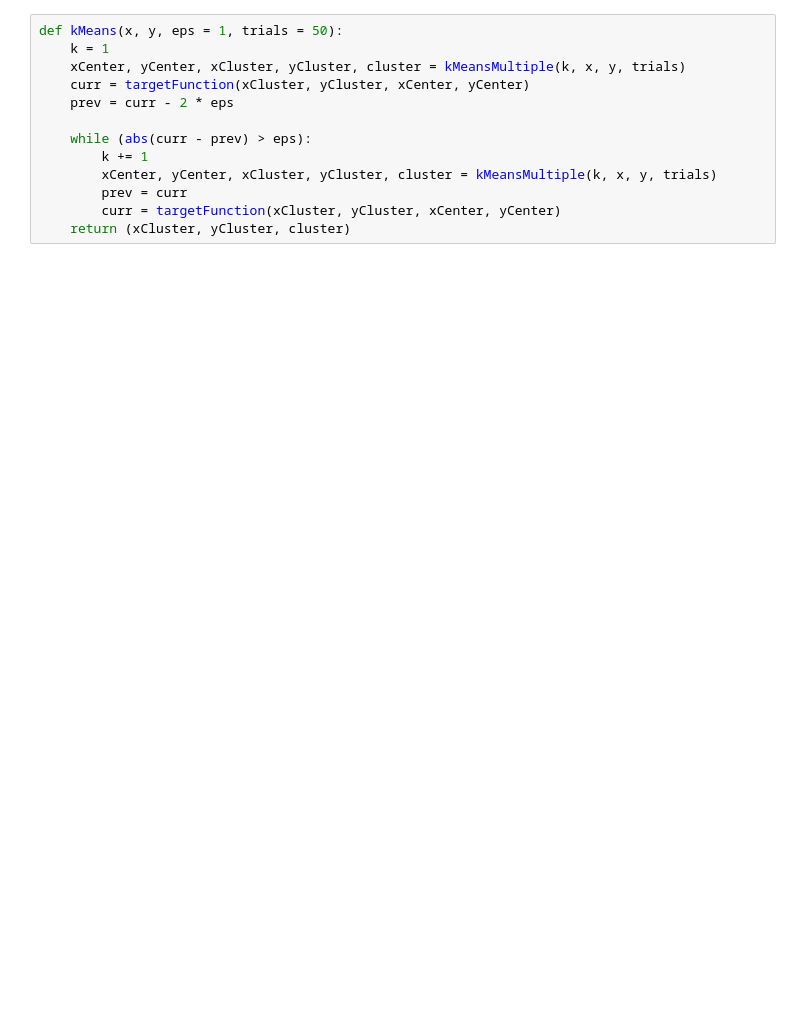
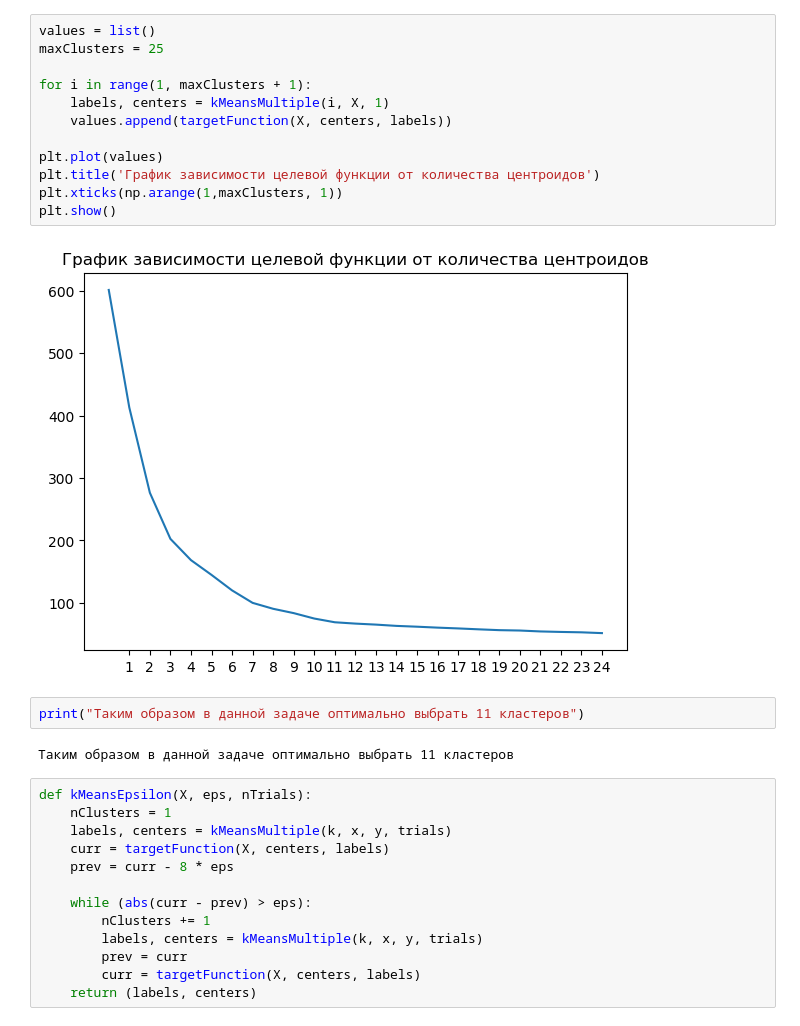
Before and after one commit to ikarinishimura/Data, a Jupyter notebook: clusterization/clusterization.ipynb, the cells around one changed output. Cells and saved outputs as stored; diff of their text form; blank space fills up the shorter version.

```diff
--- a/clusterization/clusterization.ipynb
+++ b/clusterization/clusterization.ipynb
@@ -107,14 +72,32 @@ def kMeansMultiple(k, x, y, trials):
+# %%
+values = list()
+maxClusters = 25
+
+for i in range(1, maxClusters + 1):
+    labels, centers = kMeansMultiple(i, X, 1)
+    values.append(targetFunction(X, centers, labels))
+
+plt.plot(values)
+plt.title('График зависимости целевой функции от количества центроидов')
+plt.xticks(np.arange(1,maxClusters, 1))
+plt.show()
+# %% [output]
+[figure, added]
+# %%
+print("Таким образом в данной задаче оптимально выбрать 11 кластеров")
+# %% [output]
+Таким образом в данной задаче оптимально выбрать 11 кластеров
 # %%
-def kMeans(x, y, eps = 1, trials = 50):
-    k = 1
-    xCenter, yCenter, xCluster, yCluster, cluster = kMeansMultiple(k, x, y, trials)
-    curr = targetFunction(xCluster, yCluster, xCenter, yCenter)
-    prev = curr - 2 * eps
+def kMeansEpsilon(X, eps, nTrials):
+    nClusters = 1
+    labels, centers = kMeansMultiple(k, x, y, trials)
+    curr = targetFunction(X, centers, labels)
+    prev = curr - 8 * eps
 
     while (abs(curr - prev) > eps):
-        k += 1
-        xCenter, yCenter, xCluster, yCluster, cluster = kMeansMultiple(k, x, y, trials)
+        nClusters += 1
+        labels, centers = kMeansMultiple(k, x, y, trials)
         prev = curr
-        curr = targetFunction(xCluster, yCluster, xCenter, yCenter)
-    return (xCluster, yCluster, cluster)
+        curr = targetFunction(X, centers, labels)
+    return (labels, centers)
 # %%
```
Also changed, not shown: parts of 17 cells of this notebook.
